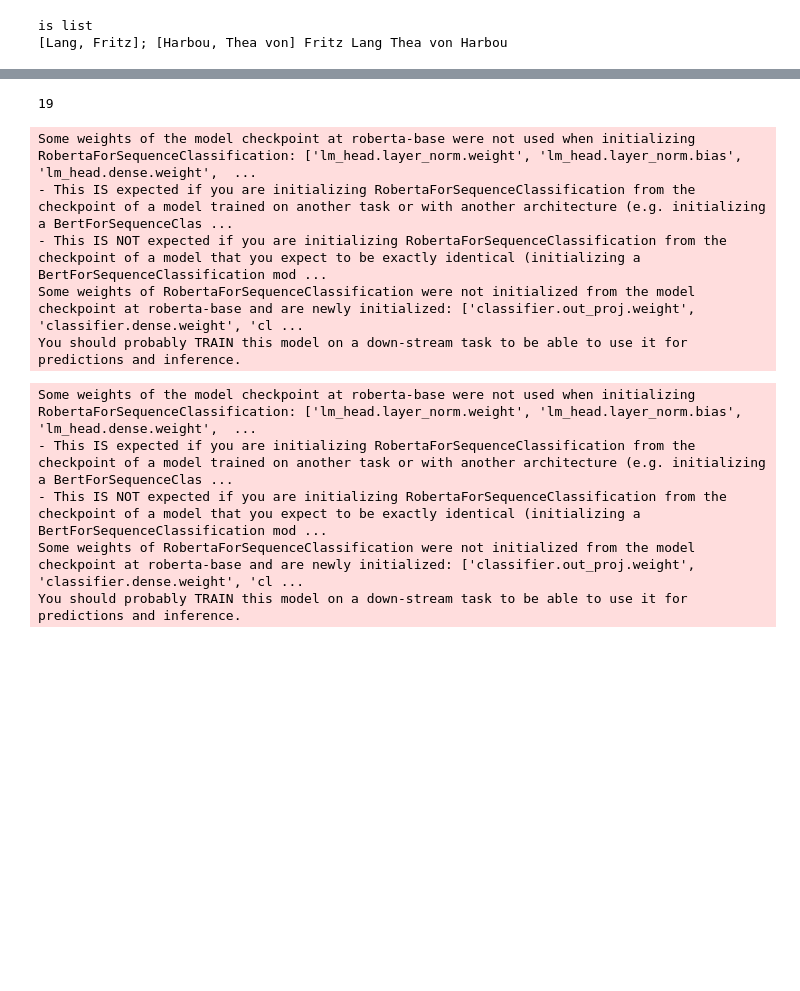
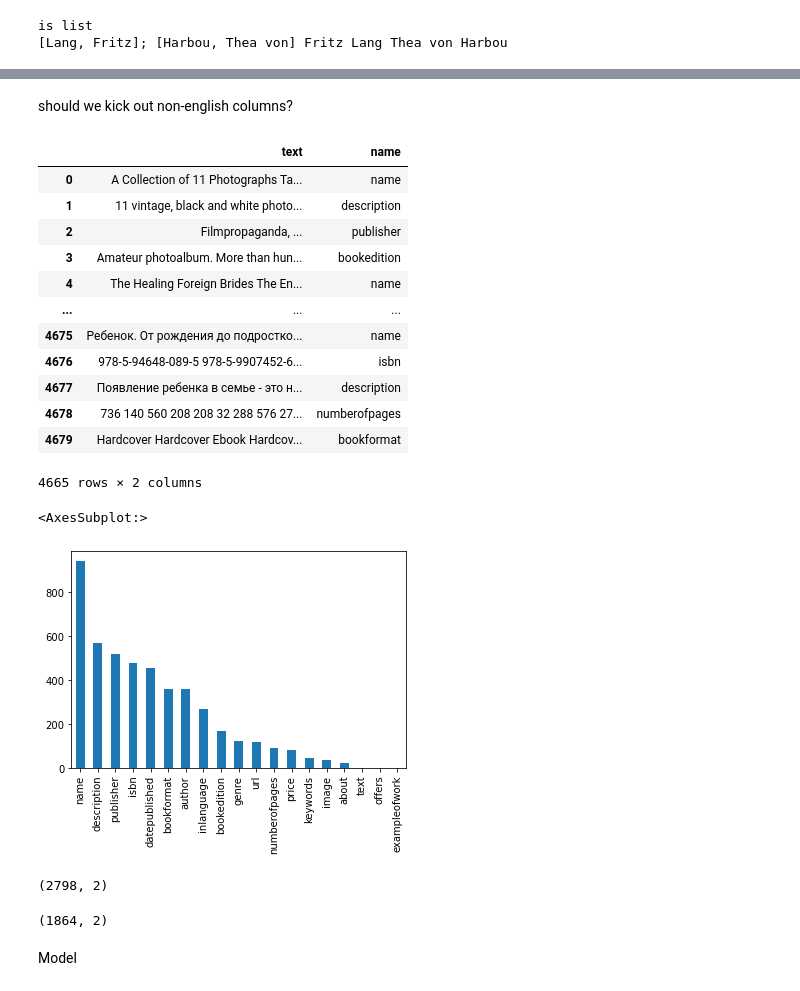
Before and after one commit to NiklasSabel/data_integration_using_deep_learning, a Jupyter notebook: notebooks/Schema/Baseline Model Roberta.ipynb, the cells around one changed output, grey strips where cells are left out. Saved outputs shown, nothing was run; the diff lists cells and outputs as text; code cells hidden in the pictures; blank space fills up the shorter version.

Commit message:
roberta model pipeline

```diff
--- a/notebooks/Schema/Baseline Model Roberta.ipynb
+++ b/notebooks/Schema/Baseline Model Roberta.ipynb
@@ -83,4 +111,22 @@ book_tables.text.duplicated().sum()
 # %%
 # kick duplicates out - could be inspected further - not always clear case to kick them out
 book_tableswod = book_tables[~book_tables.text.duplicated()]
+# %% [markdown]
+should we kick out non-english columns?
+# %%
+book_tableswod
+# %% [output]
+|  | text | name |
+| 0 | A Collection of 11 Photographs Ta... | name |
+| 1 | 11 vintage, black and white photo... | description |
+| 2 | Filmpropaganda, ... | publisher |
+| 3 | Amateur photoalbum. More than hun... | bookedition |
+| 4 | The Healing Foreign Brides The En... | name |
+| ... | ... | ... |
+| 4675 | Ребенок. От рождения до подростко... | name |
+| 4676 | 978-5-94648-089-5 978-5-9907452-6... | isbn |
+| 4677 | Появление ребенка в семье - это н... | description |
+| 4678 | 736 140 560 208 208 32 288 576 27... | numberofpages |
+| 4679 | Hardcover Hardcover Ebook Hardcov... | bookformat |
+4665 rows × 2 columns
 # %%
@@ -94,4 +139,0 @@ X_train, X_test, y_train, y_test = train_test_split(X, y, test_size=0.33, random
-# %%
-len(book_tableswod.name.unique())
-# %% [output]
-19
@@ -100,8 +139,0 @@ from simpletransformers.model import TransformerModel
-# %%
-model = TransformerModel('roberta', 'roberta-base', num_labels=19, use_cuda=False)
-# %% [output]
-Some weights of the model checkpoint at roberta-base were not used when initializing RobertaForSequenceClassification: ['lm_head.layer_norm.weight', 'lm_head.layer_norm.bias', 'lm_head.dense.weight',  ...
-- This IS expected if you are initializing RobertaForSequenceClassification from the checkpoint of a model trained on another task or with another architecture (e.g. initializing a BertForSequenceClas ...
-- This IS NOT expected if you are initializing RobertaForSequenceClassification from the checkpoint of a model that you expect to be exactly identical (initializing a BertForSequenceClassification mod ...
-Some weights of RobertaForSequenceClassification were not initialized from the model checkpoint at roberta-base and are newly initialized: ['classifier.out_proj.weight', 'classifier.dense.weight', 'cl ...
-You should probably TRAIN this model on a down-stream task to be able to use it for predictions and inference.
@@ -110,9 +140,5 @@ from transformers import RobertaTokenizerFast, RobertaForSequenceClassification,
-# %%
-model = RobertaForSequenceClassification.from_pretrained('roberta-base')
-tokenizer = RobertaTokenizerFast.from_pretrained('roberta-base', max_length = 512)
-# %% [output]
-Some weights of the model checkpoint at roberta-base were not used when initializing RobertaForSequenceClassification: ['lm_head.layer_norm.weight', 'lm_head.layer_norm.bias', 'lm_head.dense.weight',  ...
-- This IS expected if you are initializing RobertaForSequenceClassification from the checkpoint of a model trained on another task or with another architecture (e.g. initializing a BertForSequenceClas ...
-- This IS NOT expected if you are initializing RobertaForSequenceClassification from the checkpoint of a model that you expect to be exactly identical (initializing a BertForSequenceClassification mod ...
-Some weights of RobertaForSequenceClassification were not initialized from the model checkpoint at roberta-base and are newly initialized: ['classifier.out_proj.weight', 'classifier.dense.weight', 'cl ...
-You should probably TRAIN this model on a down-stream task to be able to use it for predictions and inference.
+# %%
+book_tableswod.name.value_counts().plot(kind='bar')
+# %% [output]
+<AxesSubplot:>
+[figure, added]
@@ -118,0 +152,10 @@ You should probably TRAIN this model on a down-stream task to be able to use it
+# %%
+train.shape
+# %% [output]
+(2798, 2)
+# %%
+test.shape
+# %% [output]
+(1864, 2)
+# %% [markdown]
+Model
```
Also changed, not shown: parts of 21 cells of this notebook.
